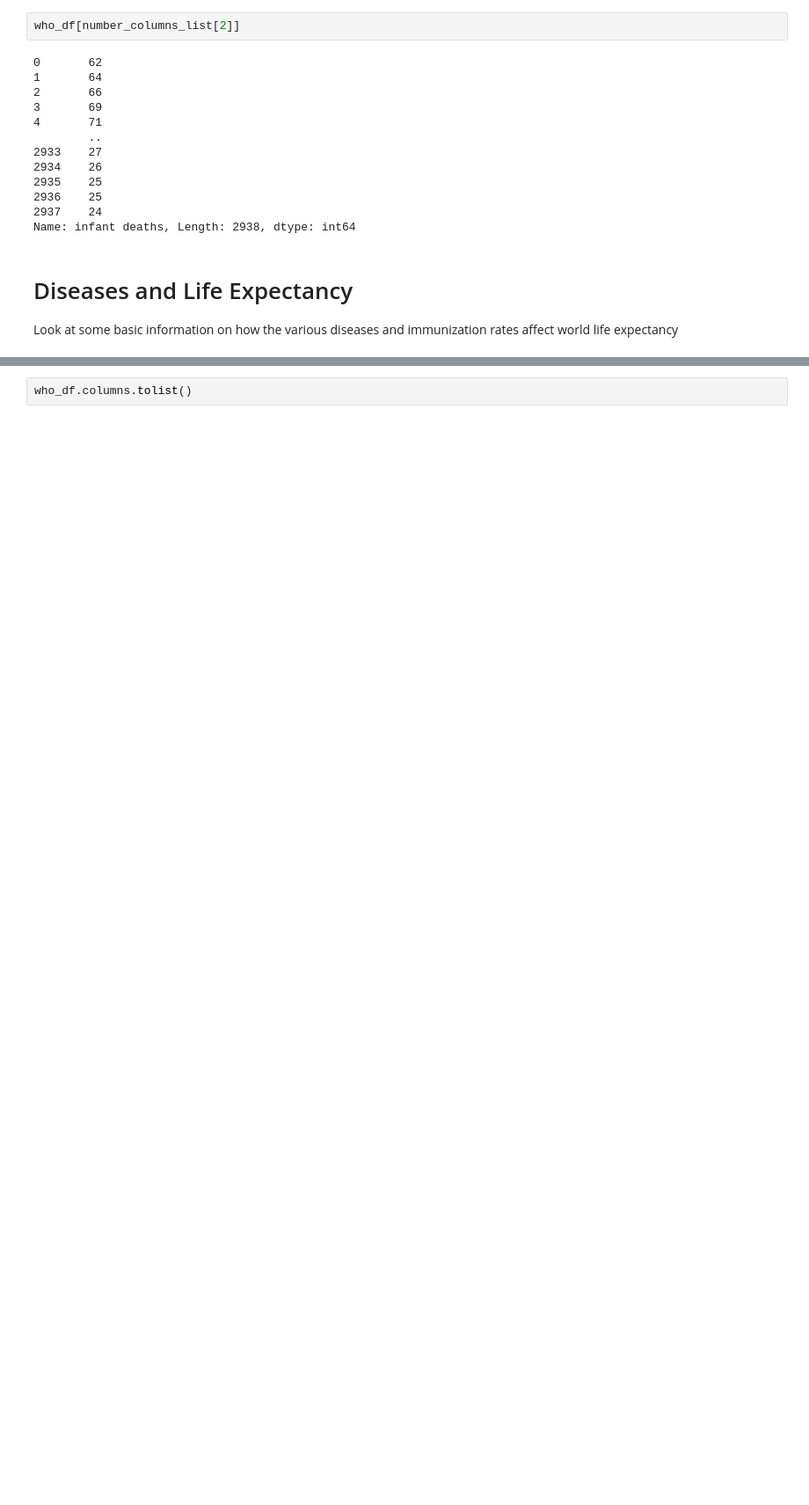
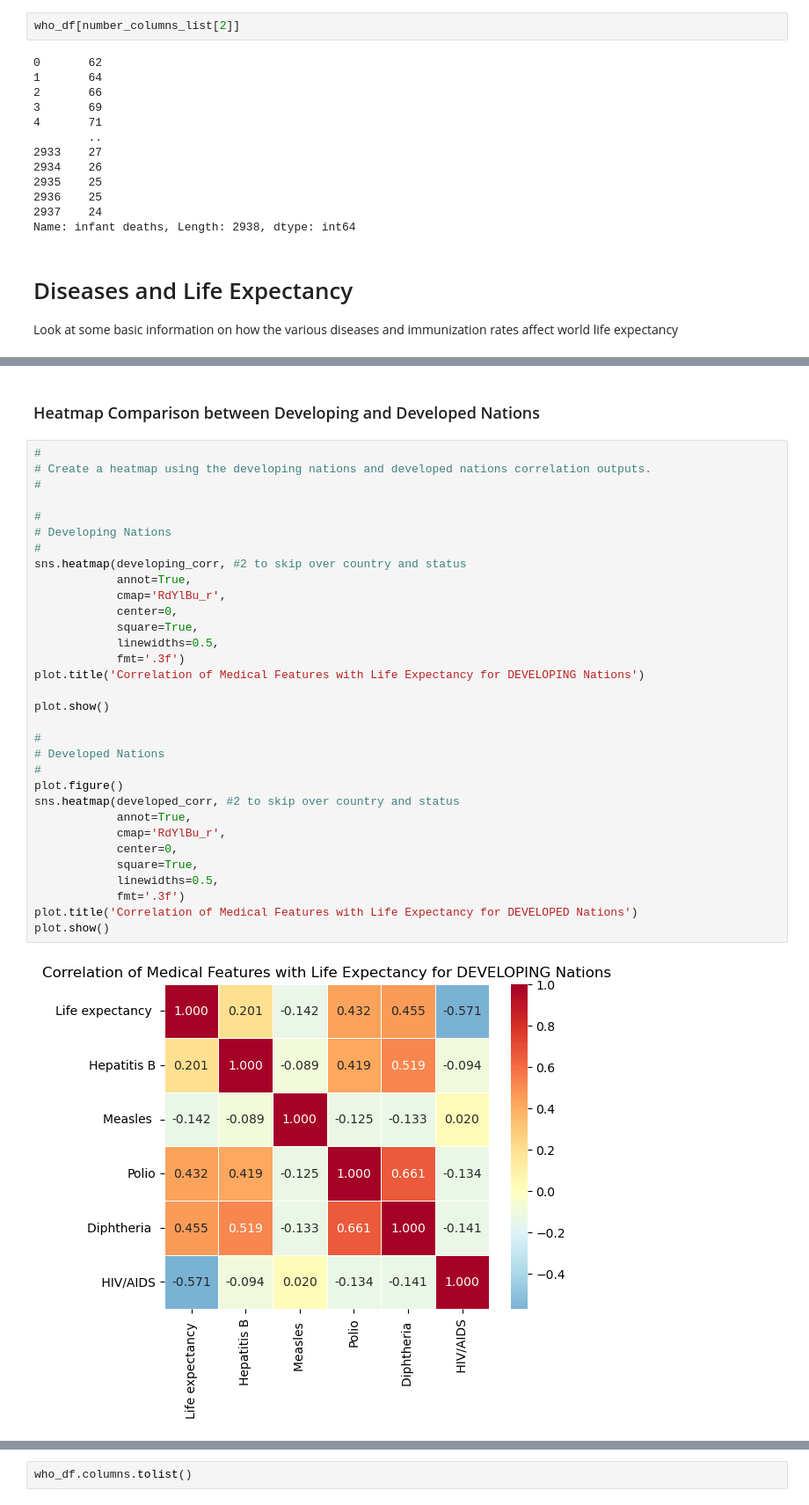
Before and after one commit to einsteinxx/UCLA_450.2_SUMMER, a Jupyter notebook: FinalProject_KeaneGonzalez.ipynb, the cells around one changed output, grey strips where cells are left out. Shown at 88% size. Saved outputs shown, nothing was run; the diff lists cells and outputs as text; blank space fills up the shorter version.

```diff
--- a/FinalProject_KeaneGonzalez.ipynb
+++ b/FinalProject_KeaneGonzalez.ipynb
@@ -767,0 +845,36 @@ Text(0.5, 1.0, 'Correlation of Medical Features with Life Expectancy')
+# %% [markdown]
+### Heatmap Comparison between Developing and Developed Nations
+# %%
+#
+# Create a heatmap using the developing nations and developed nations correlation outputs.
+#
+
+#
+# Developing Nations
+#
+sns.heatmap(developing_corr, #2 to skip over country and status
+            annot=True,
+            cmap='RdYlBu_r',
+            center=0,
+            square=True,
+            linewidths=0.5,
+            fmt='.3f')
+plot.title('Correlation of Medical Features with Life Expectancy for DEVELOPING Nations')
+
+plot.show()
+
+#
+# Developed Nations
+#
+plot.figure()
+sns.heatmap(developed_corr, #2 to skip over country and status
+            annot=True,
+            cmap='RdYlBu_r',
+            center=0,
+            square=True,
+            linewidths=0.5,
+            fmt='.3f')
+plot.title('Correlation of Medical Features with Life Expectancy for DEVELOPED Nations')
+plot.show()
+# %% [output]
+[figure, added]
```
Also changed, not shown: parts of 17 cells of this notebook.
